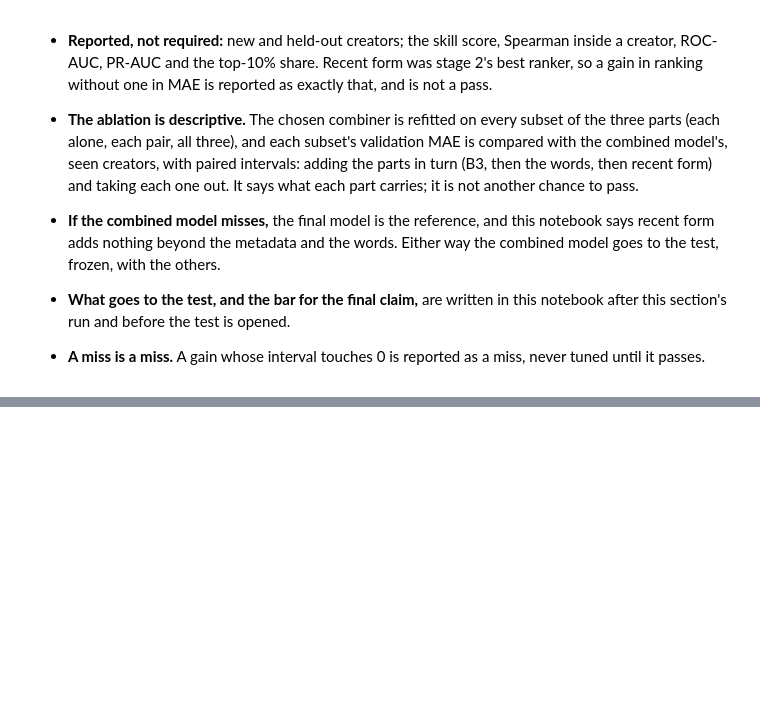
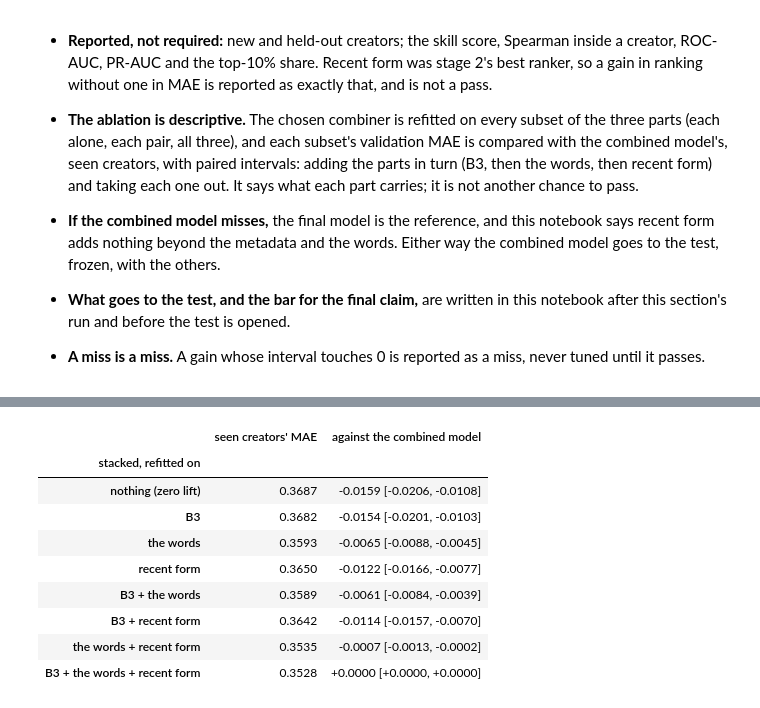
Before and after one commit to saricmilos/share-rate-prediction, a Jupyter notebook: notebooks/05_results.ipynb, the cells around one changed output, grey strips where cells are left out. Cells and saved outputs as stored; diff of their text form; code cells hidden in the pictures; blank space fills up the shorter version.

```diff
--- a/notebooks/05_results.ipynb
+++ b/notebooks/05_results.ipynb
@@ -76,0 +581,19 @@ This cell was written, and committed, before any combined model was fitted or sc
+# %%
+def paired(metric, rows, base, model, preds=None, y=None, who=None):
+    # The gain of `model` over `base` on `rows`, with its 95% paired creator-bootstrap interval
+    preds = every if preds is None else preds
+    y = lift if y is None else y
+    who = creator if who is None else who
+    fn, lower_is_better = METRICS[metric]
+    return paired_creator_bootstrap(fn, y[rows], {base: preds[base][rows], model: preds[model][rows]}, who[rows],
+                                    base=base, lower_is_better=lower_is_better, n_boot=N_BOOT, seed=SEED).loc[model]
+
+
+def interval(r, digits=4):
+    return f"{r.gain + 0.0:+.{digits}f} [{r.gain_low + 0.0:+.{digits}f}, {r.gain_high + 0.0:+.{digits}f}]"
+
+
+bar = {label: paired("MAE", rows, "4B ridge", "combined")
+       for label, rows in {"seen creators": seen_rows, "seen, without the reposts": seen_rows & ~twin}.items()}
+for label, r in bar.items():
+    print(f"The combined ({COMBINER}) model's MAE gain over B3 + 4B ridge, {label}: {interval(r)}")
@@ -76,0 +619,30 @@ This cell was written, and committed, before any combined model was fitted or sc
+# %%
+PARTS = {"B3": {"stacked": ["B3"], "boosted": NUMERIC + ["weekday_utc"]},
+         "the words": {"stacked": ["the words"], "boosted": ["the words"]},
+         "recent form": {"stacked": ["recent form", "no recent form"], "boosted": ["recent form"]}}
+SUBSETS = [("B3",), ("the words",), ("recent form",), ("B3", "the words"), ("B3", "recent form"),
+           ("the words", "recent form"), ("B3", "the words", "recent form")]
+ablation = {"nothing (zero lift)": predictions["B0 zero lift"]}
+for subset in SUBSETS:
+    columns = [c for part in subset for c in PARTS[part][COMBINER]]
+    ablation[" + ".join(subset)] = linear_stack(columns)[1] if COMBINER == "stacked" else boosted(columns)[1]
+FULL = " + ".join(SUBSETS[-1])
+assert np.allclose(ablation[FULL], predictions["combined"])  # the full subset is the combined model itself
+
+ablation_table = paired_creator_bootstrap(METRICS["MAE"][0], lift[seen_rows],
+                                          {m: p[seen_rows] for m, p in ablation.items()}, creator[seen_rows],
+                                          base=FULL, lower_is_better=True, n_boot=N_BOOT, seed=SEED)
+display(pd.DataFrame({"seen creators' MAE": ablation_table.value.round(4),
+                      "against the combined model": [interval(r) for r in ablation_table.itertuples()]})
+        .rename_axis(f"{COMBINER}, refitted on"))
+# %% [output]
+|  | seen creators' MAE | against the combined model |
+| stacked, refitted on |  |  |
+| nothing (zero lift) | 0.3687 | -0.0159 [-0.0206, -0.0108] |
+| B3 | 0.3682 | -0.0154 [-0.0201, -0.0103] |
+| the words | 0.3593 | -0.0065 [-0.0088, -0.0045] |
+| recent form | 0.3650 | -0.0122 [-0.0166, -0.0077] |
+| B3 + the words | 0.3589 | -0.0061 [-0.0084, -0.0039] |
+| B3 + recent form | 0.3642 | -0.0114 [-0.0157, -0.0070] |
+| the words + recent form | 0.3535 | -0.0007 [-0.0013, -0.0002] |
+| B3 + the words + recent form | 0.3528 | +0.0000 [+0.0000, +0.0000] |
```
Also changed, not shown: parts of 37 cells of this notebook, 1 other file.
